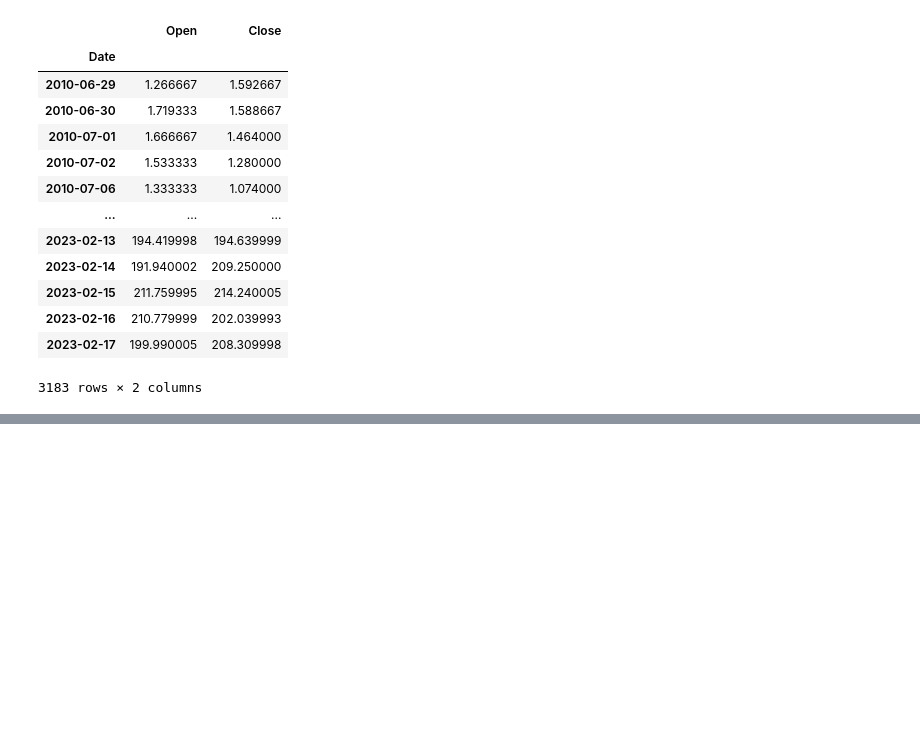
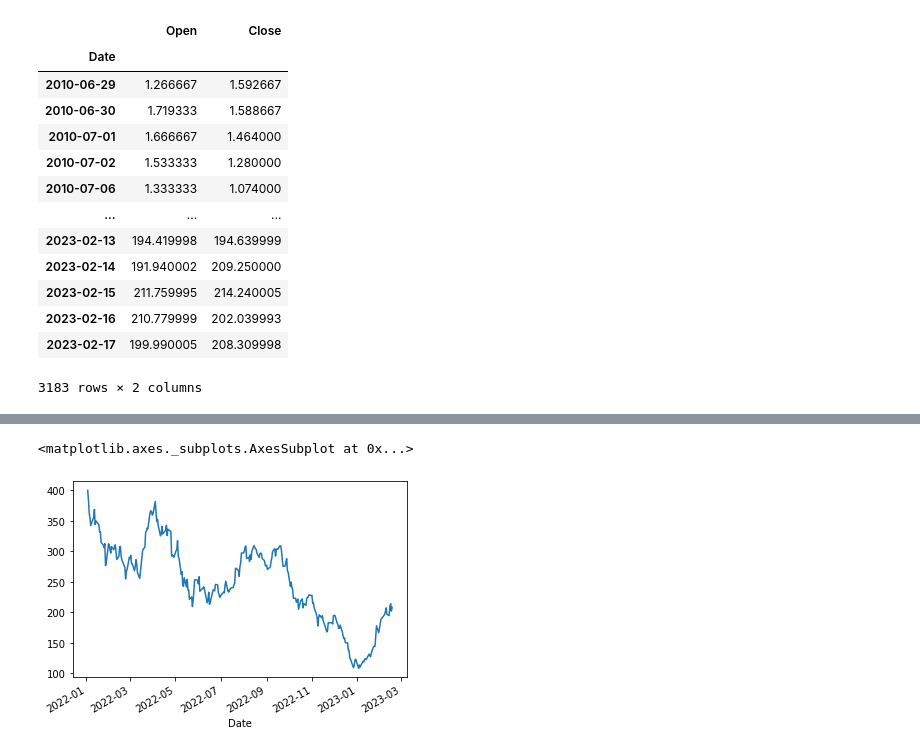
Before and after one commit to aprilrain731/20230210-python, a Jupyter notebook: 20230219.ipynb, the cells around one changed output, grey strips where cells are left out. Drawn from its saved outputs; the diff is of its cells as text; code cells hidden in the pictures; blank space fills up the shorter version.

```diff
--- a/20230219.ipynb
+++ b/20230219.ipynb
@@ -725,0 +813,5 @@ df[['Open','Close']]
+# %%
+df.loc['2022':].Close.plot()
+# %% [output]
+<matplotlib.axes._subplots.AxesSubplot at 0x...>
+[figure, added]
```
Also changed, not shown: parts of 17 cells of this notebook.
